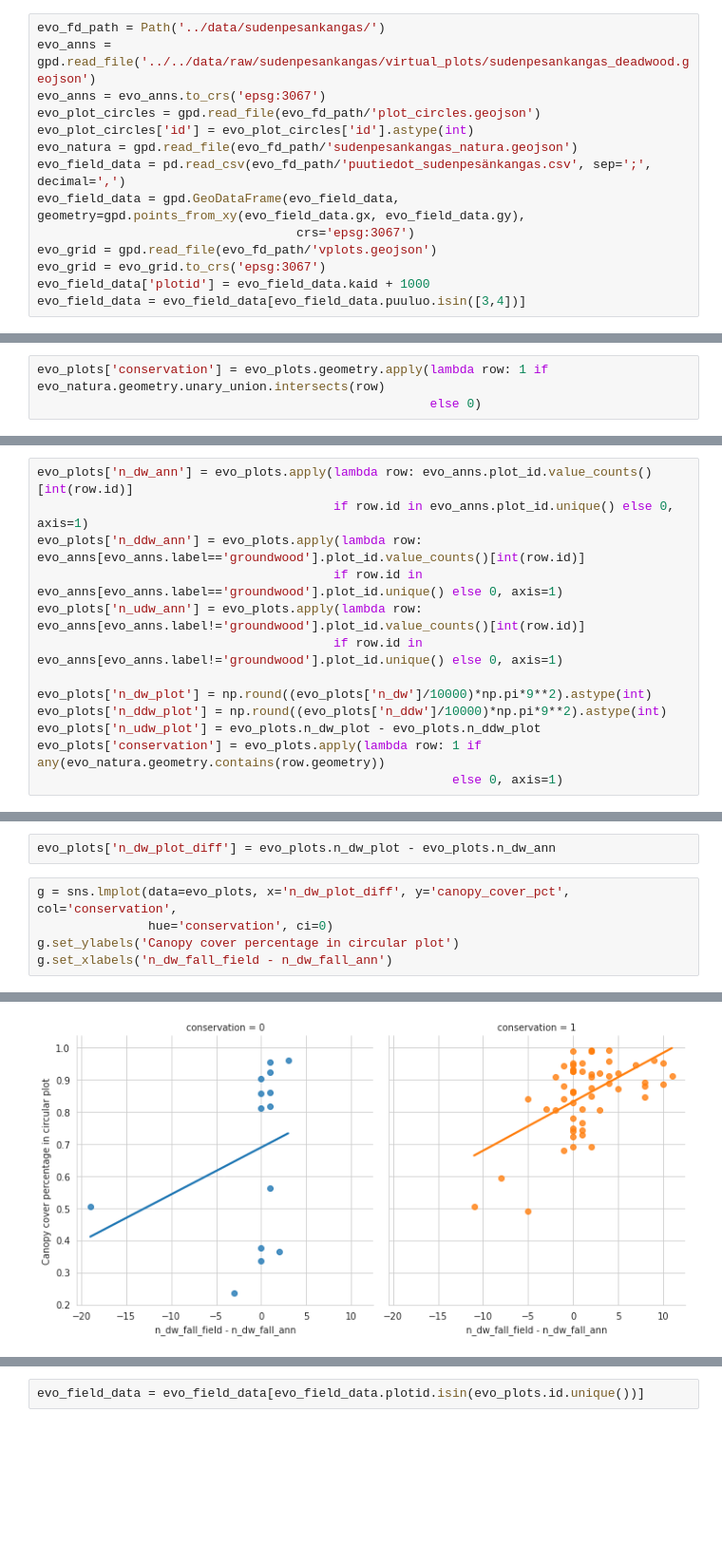
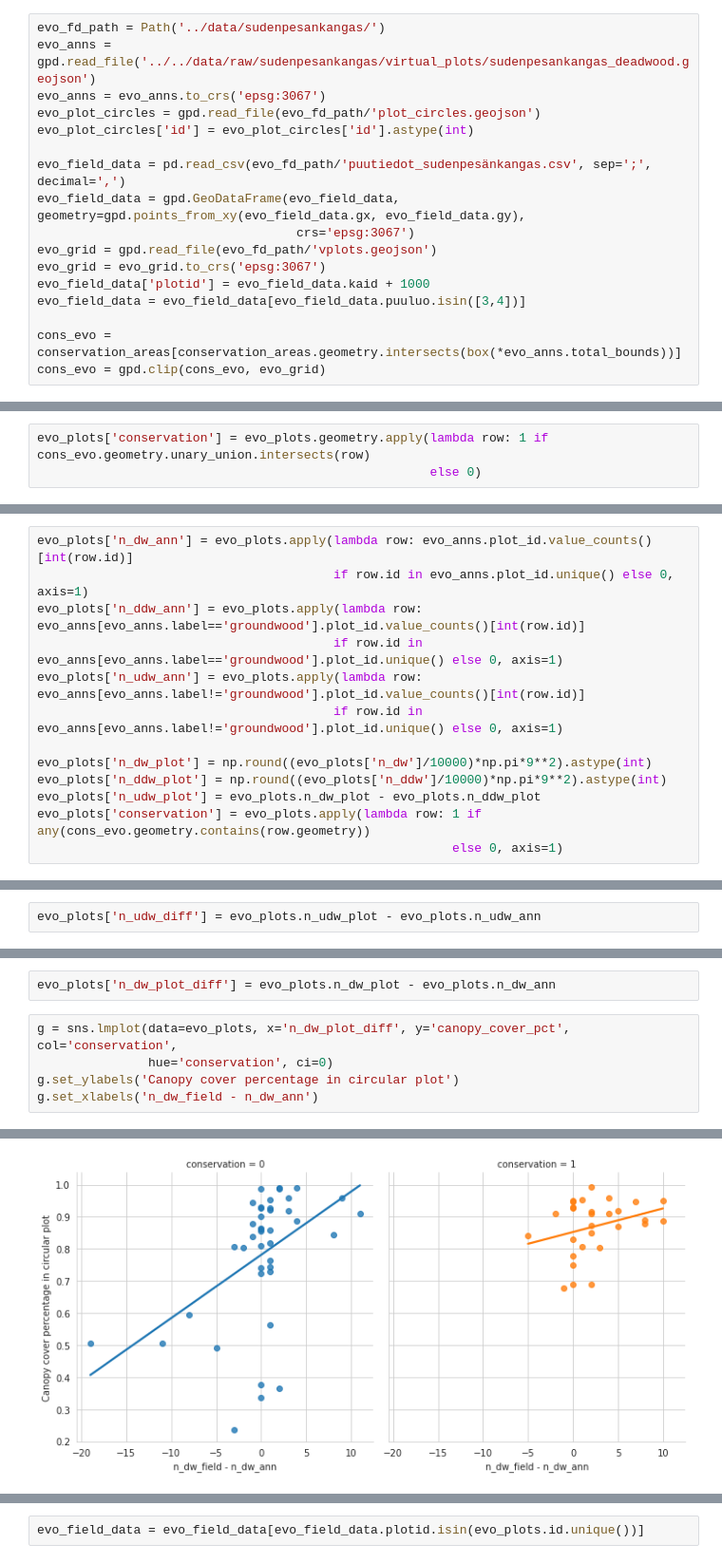
Before and after one commit to mayrajeo/maskrcnn-deadwood, a Jupyter notebook: notebooks/2_comparing_annotations_and_field_data.ipynb, the cells around one changed output, grey strips where cells are left out. Shown at 95% size. Cells and saved outputs as stored; diff of their text form; blank space fills up the shorter version.

Commit message:
fix conservation borders to be conserved areas, not natura2000 areas

```diff
--- a/notebooks/2_comparing_annotations_and_field_data.ipynb
+++ b/notebooks/2_comparing_annotations_and_field_data.ipynb
@@ -506,7 +508,7 @@ evo_anns = gpd.read_file('../../data/raw/sudenpesankangas/virtual_plots/sudenpes
 evo_anns = evo_anns.to_crs('epsg:3067')
 evo_plot_circles = gpd.read_file(evo_fd_path/'plot_circles.geojson')
 evo_plot_circles['id'] = evo_plot_circles['id'].astype(int)
-evo_natura = gpd.read_file(evo_fd_path/'sudenpesankangas_natura.geojson')
+
 evo_field_data = pd.read_csv(evo_fd_path/'puutiedot_sudenpesänkangas.csv', sep=';', decimal=',')
 evo_field_data = gpd.GeoDataFrame(evo_field_data, geometry=gpd.points_from_xy(evo_field_data.gx, evo_field_data.gy),
                                    crs='epsg:3067')
@@ -514,6 +516,9 @@ evo_grid = gpd.read_file(evo_fd_path/'vplots.geojson')
 evo_grid = evo_grid.to_crs('epsg:3067')
 evo_field_data['plotid'] = evo_field_data.kaid + 1000
 evo_field_data = evo_field_data[evo_field_data.puuluo.isin([3,4])]
+
+cons_evo = conservation_areas[conservation_areas.geometry.intersects(box(*evo_anns.total_bounds))]
+cons_evo = gpd.clip(cons_evo, evo_grid)
 # %%
 def match_plotid_spk(geom, plots):
     for r in plots.itertuples():
@@ -541,7 +546,7 @@ evo_plots['geometry'] = evo_plots.spk_id.apply(lambda row: evo_plot_circles[evo_
 evo_plots.drop(columns=['id'], inplace=True)
 evo_plots.rename(columns={'spk_id': 'id'}, inplace=True)
 # %%
-evo_plots['conservation'] = evo_plots.geometry.apply(lambda row: 1 if evo_natura.geometry.unary_union.intersects(row)
+evo_plots['conservation'] = evo_plots.geometry.apply(lambda row: 1 if cons_evo.geometry.unary_union.intersects(row)
                                                      else 0)
 # %%
 evo_anns['plot_id'] = evo_anns.apply(lambda row: int(row.vplot_id.split('_')[1]), axis=1)
@@ -594,7 +599,7 @@ evo_plots['n_udw_ann'] = evo_plots.apply(lambda row: evo_anns[evo_anns.label!='g
 evo_plots['n_dw_plot'] = np.round((evo_plots['n_dw']/10000)*np.pi*9**2).astype(int)
 evo_plots['n_ddw_plot'] = np.round((evo_plots['n_ddw']/10000)*np.pi*9**2).astype(int)
 evo_plots['n_udw_plot'] = evo_plots.n_dw_plot - evo_plots.n_ddw_plot
-evo_plots['conservation'] = evo_plots.apply(lambda row: 1 if any(evo_natura.geometry.contains(row.geometry))
+evo_plots['conservation'] = evo_plots.apply(lambda row: 1 if any(cons_evo.geometry.contains(row.geometry))
                                                         else 0, axis=1)
 # %%
 evo_plots.pivot_table(index='conservation', values=['n_ddw_plot', 'n_udw_plot', 'n_ddw_ann', 'n_udw_ann'],
@@ -648,5 +653,7 @@ plt.savefig('../data/figures/evo_dist.jpeg', dpi=300, bbox_inches='tight')
 # %%
 evo_plots['n_ddw_diff'] = evo_plots.n_ddw_plot - evo_plots.n_ddw_ann
+# %%
+evo_plots['n_udw_diff'] = evo_plots.n_udw_plot - evo_plots.n_udw_ann
 # %%
 g = sns.lmplot(data=evo_plots[evo_plots.n_ddw_diff >=0], x='n_ddw_diff', y='canopy_cover_pct', col='conservation',
                hue='conservation', ci=0)
@@ -668,9 +691,9 @@ evo_plots['n_dw_plot_diff'] = evo_plots.n_dw_plot - evo_plots.n_dw_ann
 # %%
 g = sns.lmplot(data=evo_plots, x='n_dw_plot_diff', y='canopy_cover_pct', col='conservation',
                hue='conservation', ci=0)
 g.set_ylabels('Canopy cover percentage in circular plot')
-g.set_xlabels('n_dw_fall_field - n_dw_fall_ann')
+g.set_xlabels('n_dw_field - n_dw_ann')
 # %% [output]
 <seaborn.axisgrid.FacetGrid at 0x...>
-[figure, old version]
+[figure, new version]
 # %% [markdown]
```
Also changed, not shown: parts of 44 cells of this notebook, 1 other file.
